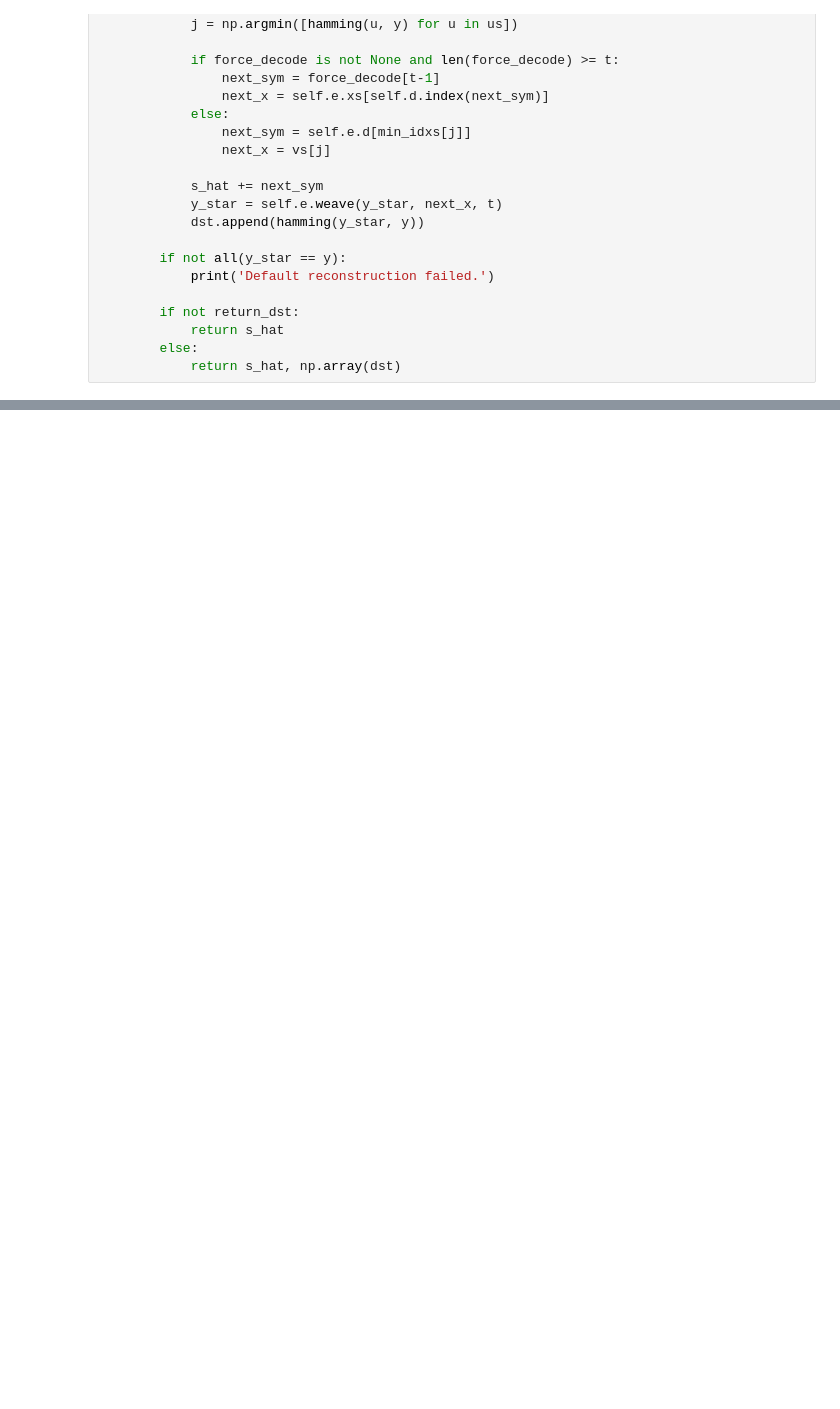
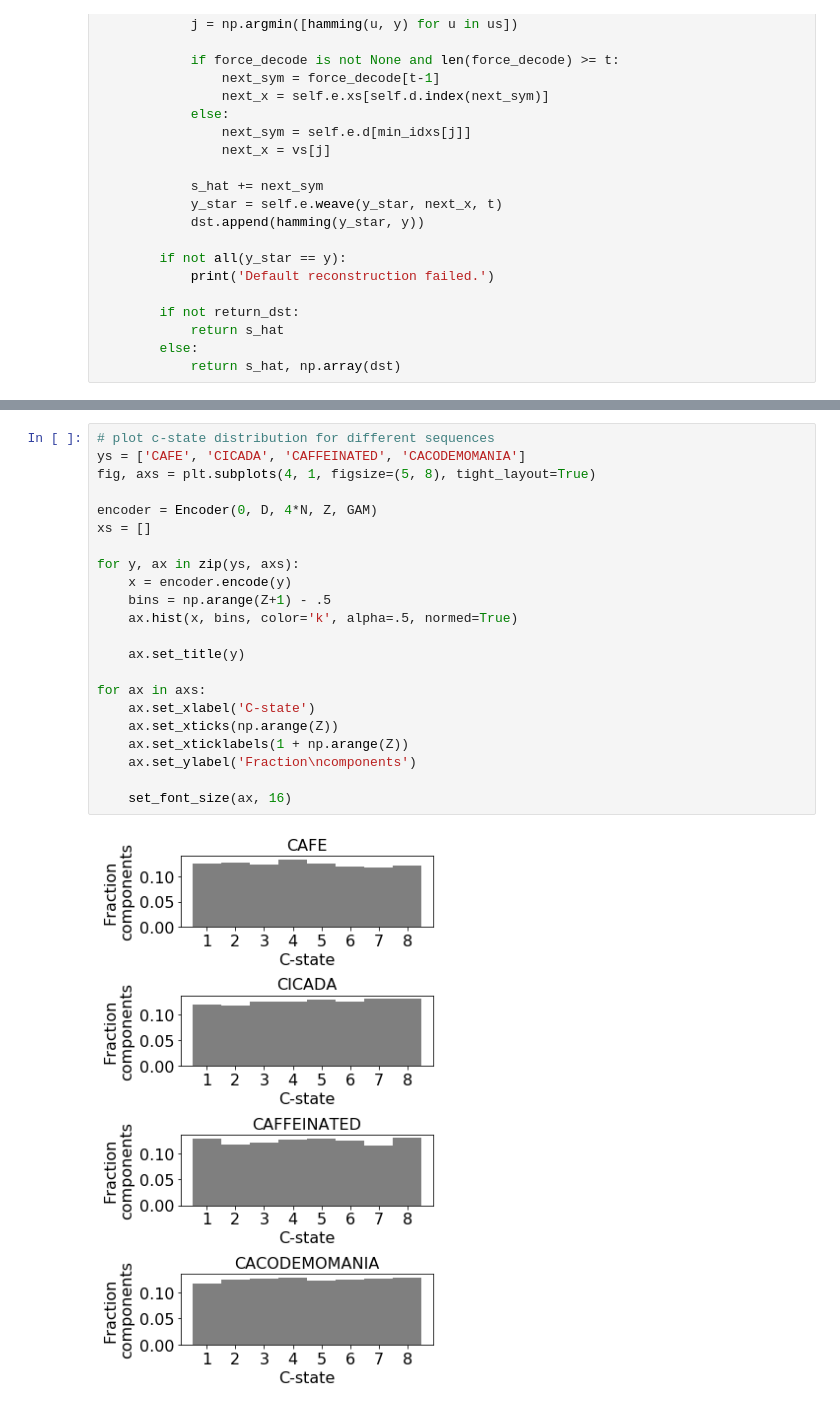
Before and after one commit to rkp8000/crossing_over, a Jupyter notebook: 1_similarities.ipynb, the cells around one changed output, grey strips where cells are left out. Drawn from its saved outputs; the diff is of its cells as text; blank space fills up the shorter version.

```diff
--- a/1_similarities.ipynb
+++ b/1_similarities.ipynb
@@ -237,0 +274,24 @@ print(np.mean(smty))
+# %%
+# plot c-state distribution for different sequences
+ys = ['CAFE', 'CICADA', 'CAFFEINATED', 'CACODEMOMANIA']
+fig, axs = plt.subplots(4, 1, figsize=(5, 8), tight_layout=True)
+
+encoder = Encoder(0, D, 4*N, Z, GAM)
+xs = []
+
+for y, ax in zip(ys, axs):
+    x = encoder.encode(y)
+    bins = np.arange(Z+1) - .5
+    ax.hist(x, bins, color='k', alpha=.5, normed=True)
+
+    ax.set_title(y)
+
+for ax in axs:
+    ax.set_xlabel('C-state')
+    ax.set_xticks(np.arange(Z))
+    ax.set_xticklabels(1 + np.arange(Z))
+    ax.set_ylabel('Fraction\ncomponents')
+
+    set_font_size(ax, 16)
+# %% [output]
+[figure, added]
```
Also changed, not shown: parts of 6 cells of this notebook.
